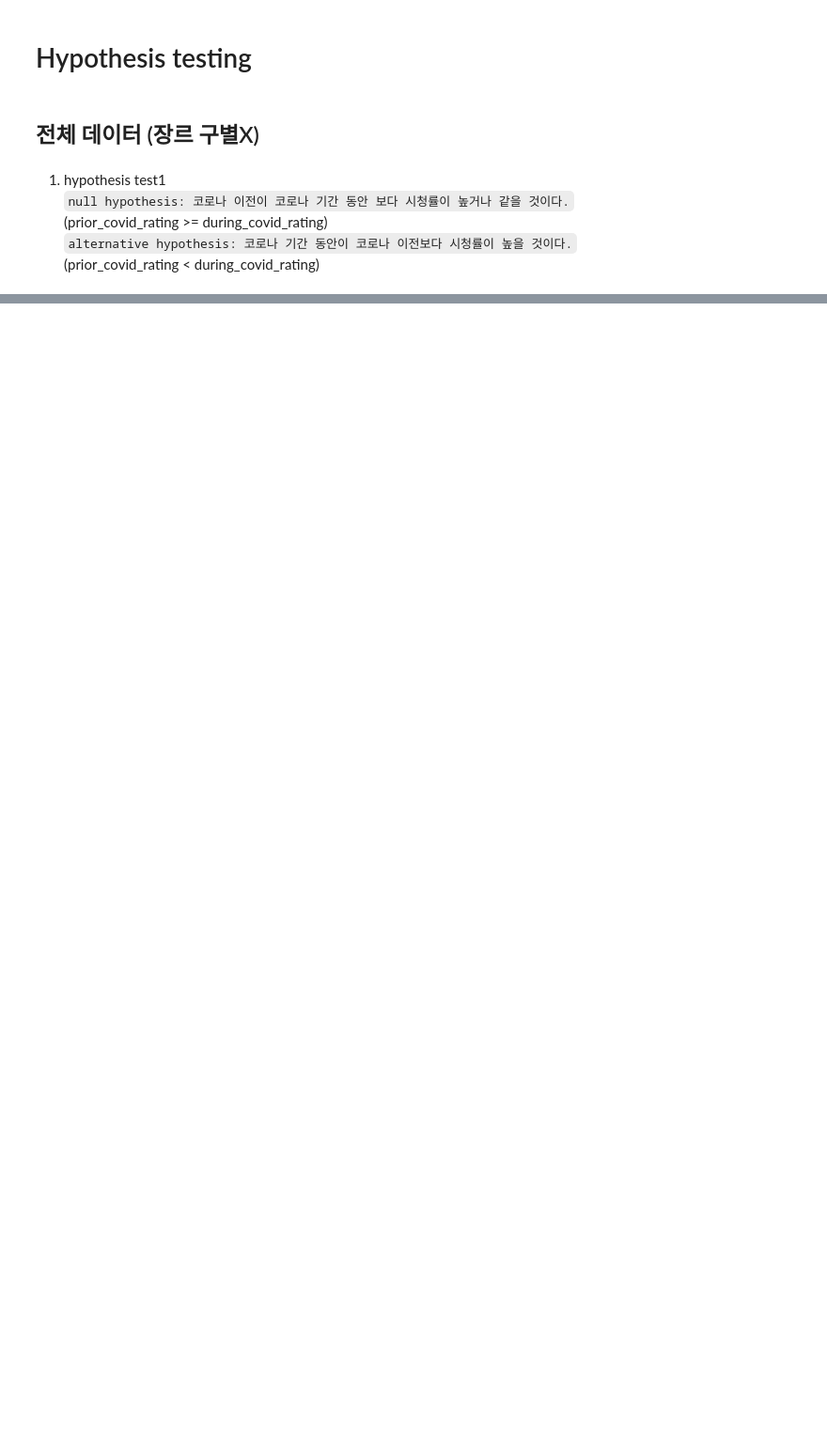
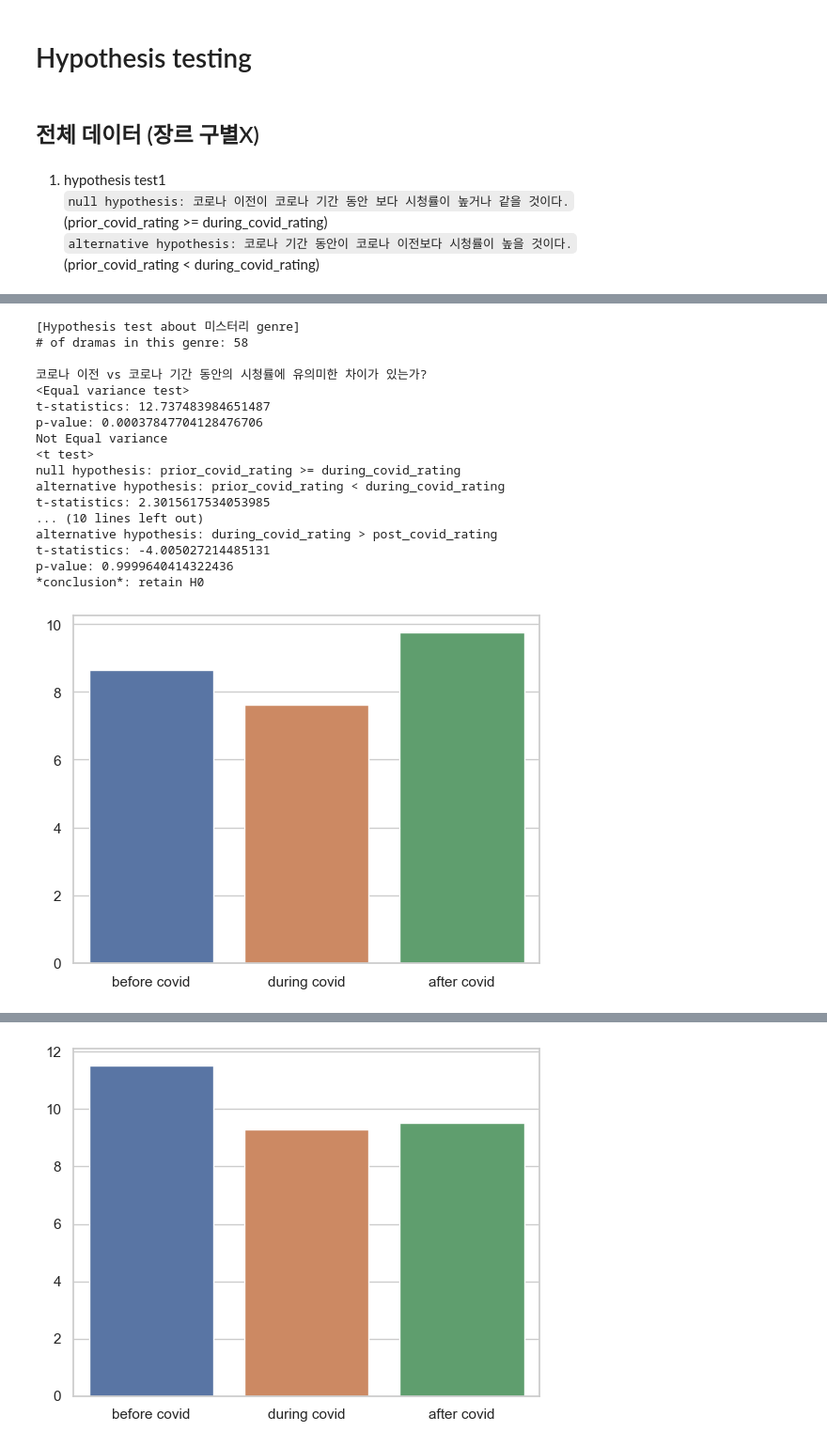
Before and after one commit to zoozero127/10th-EDA, a Jupyter notebook: Team_C/정성오/rating_abt_covid_period_t_test.ipynb, the cells around one changed output, grey strips where cells are left out. Shown: that part at 94% size. Cells and saved outputs as stored; diff of their text form; code cells hidden in the pictures; blank space fills up the shorter version.

Commit message:
t test update

```diff
--- a/Team_C/정성오/rating_abt_covid_period_t_test.ipynb
+++ b/Team_C/정성오/rating_abt_covid_period_t_test.ipynb
@@ -246,0 +344,12 @@ p-value: 4.903945405325962e-16
+# %%
+genre_list = genre_d.columns[2:].to_list()
+for genre in genre_list:
+    # 해당 장르의 드라마 제목들 추출
+    genre_titles = genre_d[genre_d[genre]==1][['작품명']].values
+    genre_titles = genre_titles.reshape(len(genre_titles))
+
+    # 추출한 드라마들의 시청률 추출
+    genre_drama_ratig = extracted_drama_ratig[extracted_drama_ratig['작품명'].isin(genre_titles)]
+    print(genre)
+    print(len(genre_titles))
+    print()
@@ -246,0 +376,52 @@ p-value: 4.903945405325962e-16
+# %%
+# 장르별 시청률 데이터에 t test적용
+def hypothesis_test_about_genre(extracted_drama_ratig, genre_d, genre):
+    # 해당 장르의 드라마 제목들 추출
+    genre_titles = genre_d[genre_d[genre]==1][['작품명']].values
+    genre_titles = genre_titles.reshape(len(genre_titles))
+
+    # 추출한 드라마들의 시청률 추출
+    genre_drama_ratig = extracted_drama_ratig[extracted_drama_ratig['작품명'].isin(genre_titles)]
+
+    covid_begin = [2020,3,22]
+    covid_end = [2022,4,18]
+
+    prior_covid_rating, during_covid_rating, post_covid_rating =\
+                    df_split_by_date(genre_drama_ratig, covid_begin, covid_end)
+
+
+    print(f"[Hypothesis test about {genre} genre]")
+
+    #분석에 사용한 드라마 개수 파악
+    print("# of dramas in this genre:", len(genre_drama_ratig.groupby('작품명')))
+
+    print()
+    hypothesis_test(prior_covid_rating, during_covid_rating, post_covid_rating)
+    print()
+
+    drawing_rating_plot(prior_covid_rating, during_covid_rating, post_covid_rating)
+    print('-'*60)
+    print()
+# %%
+genre_list = genre_d.columns[5:].to_list()
+for genre in genre_list:
+    hypothesis_test_about_genre(extracted_drama_ratig, genre_d, genre)
+# %% [output]
+[Hypothesis test about 미스터리 genre]
+# of dramas in this genre: 58
+
+코로나 이전 vs 코로나 기간 동안의 시청률에 유의미한 차이가 있는가?
+<Equal variance test>
+t-statistics: 12.737483984651487
+p-value: 0.00037847704128476706
+Not Equal variance
+<t test>
+null hypothesis: prior_covid_rating >= during_covid_rating
+alternative hypothesis: prior_covid_rating < during_covid_rating
+t-statistics: 2.3015617534053985
+... (10 lines left out)
+alternative hypothesis: during_covid_rating > post_covid_rating
+t-statistics: -4.005027214485131
+p-value: 0.9999640414322436
+*conclusion*: retain H0
+[figure, added]
@@ -246,0 +445 @@ p-value: 4.903945405325962e-16
+[figure, added]
```
Also changed, not shown: parts of 28 cells of this notebook, 8 other files.
